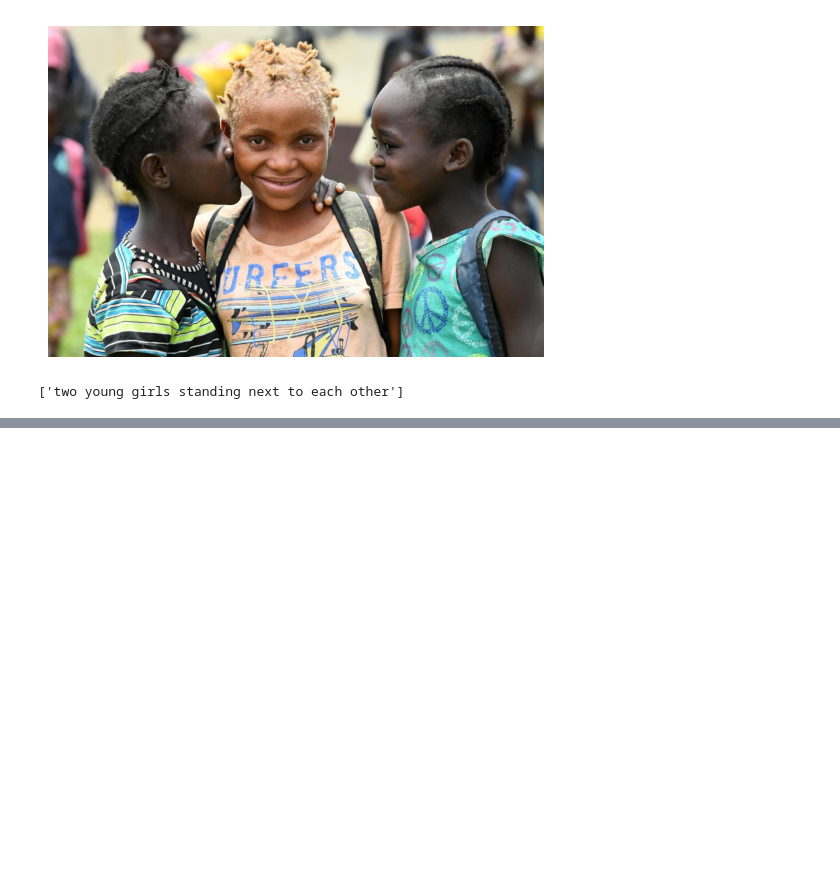
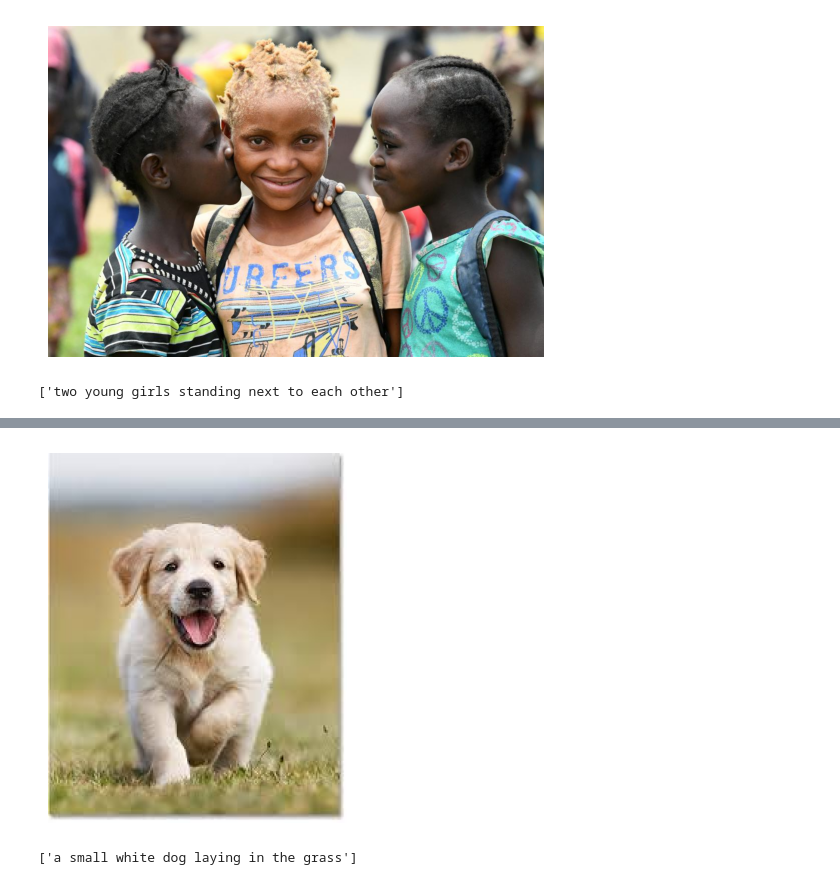
Before and after one commit to AtifQureshi110/image_to_text, a Jupyter notebook: image_to_text.ipynb, the cells around one changed output, grey strips where cells are left out. Cells and saved outputs as stored; diff of their text form; code cells hidden in the pictures; blank space fills up the shorter version.

```diff
--- a/image_to_text.ipynb
+++ b/image_to_text.ipynb
@@ -120,0 +121,13 @@ image_info
+# %%
+from PIL import Image
+import matplotlib.pyplot as plt
+
+# Load and display the image
+image_path = '/content/drive/MyDrive/BERT/Transformers/images/dog.jpeg'
+image = Image.open(image_path)
+
+plt.imshow(image)
+plt.axis('off')
+plt.show()
+# %% [output]
+[figure, added]
@@ -120,0 +136,4 @@ image_info
+# %%
+image_info
+# %% [output]
+['a small white dog laying in the grass']
```
Also changed, not shown: parts of 7 cells of this notebook.
